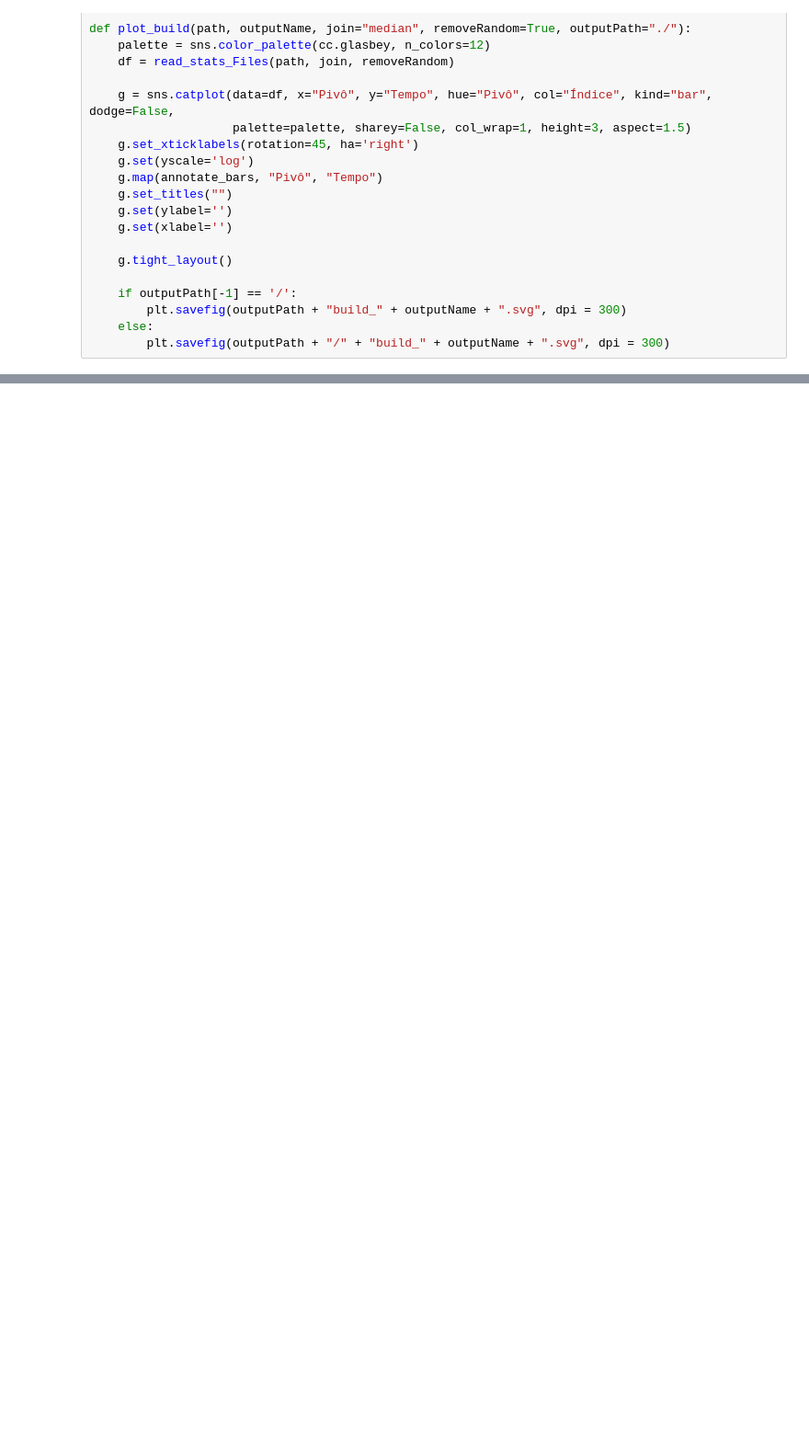
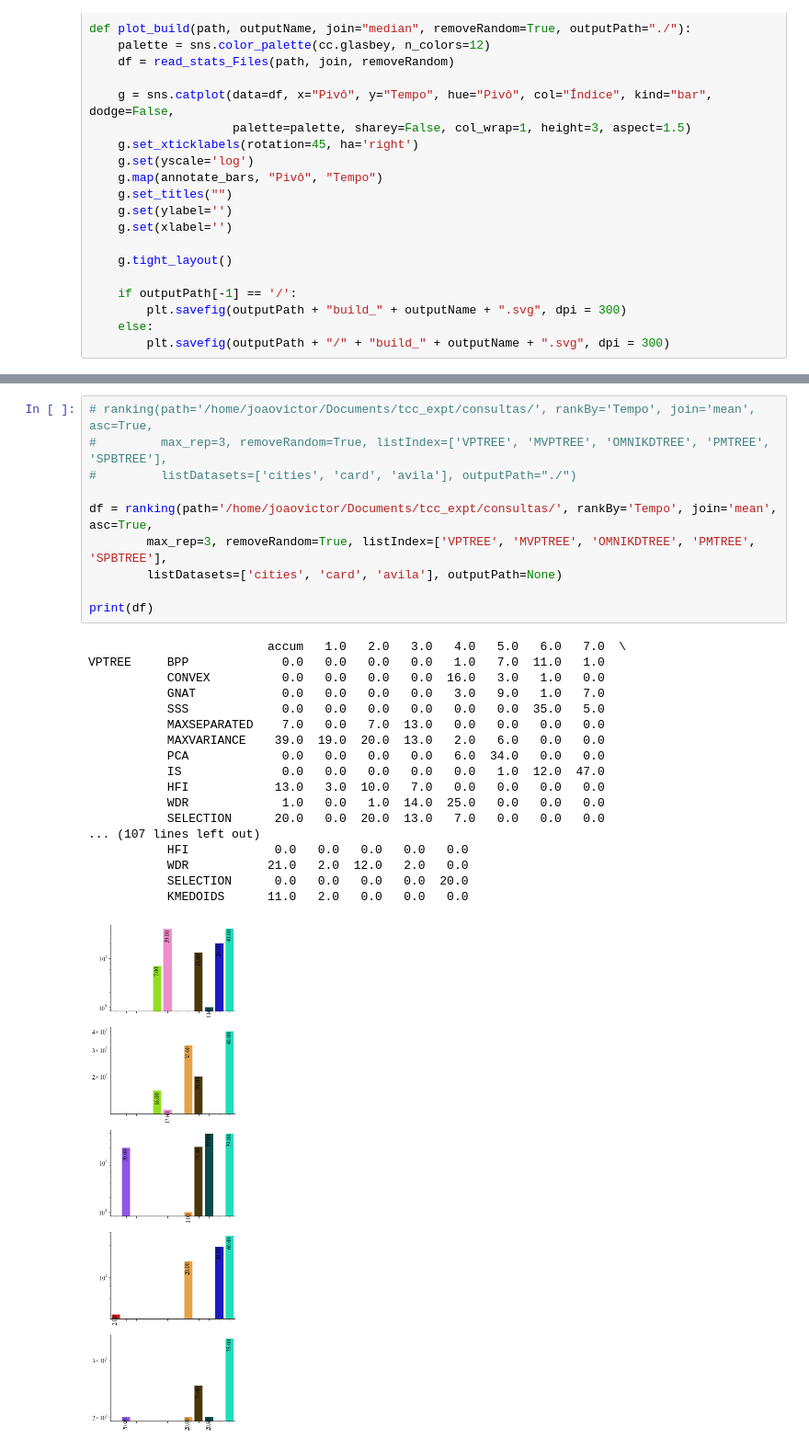
Before and after one commit to JoaoVitorLeite/gervLibProject, a Jupyter notebook: gervLib_Project/gervLib/python/Plots.ipynb, the cells around one changed output, grey strips where cells are left out. Shown: that part at 92% size. Saved outputs shown, nothing was run; the diff lists cells and outputs as text; blank space fills up the shorter version.

```diff
--- a/gervLib_Project/gervLib/python/Plots.ipynb
+++ b/gervLib_Project/gervLib/python/Plots.ipynb
@@ -395,0 +467,29 @@ plot_build("../../../../../tcc_expt/consultas/" + dataset,
+# %%
+# ranking(path='/home/joaovictor/Documents/tcc_expt/consultas/', rankBy='Tempo', join='mean', asc=True,
+#         max_rep=3, removeRandom=True, listIndex=['VPTREE', 'MVPTREE', 'OMNIKDTREE', 'PMTREE', 'SPBTREE'],
+#         listDatasets=['cities', 'card', 'avila'], outputPath="./")
+
+df = ranking(path='/home/joaovictor/Documents/tcc_expt/consultas/', rankBy='Tempo', join='mean', asc=True,
+        max_rep=3, removeRandom=True, listIndex=['VPTREE', 'MVPTREE', 'OMNIKDTREE', 'PMTREE', 'SPBTREE'],
+        listDatasets=['cities', 'card', 'avila'], outputPath=None)
+
+print(df)
+# %% [output]
+                         accum   1.0   2.0   3.0   4.0   5.0   6.0   7.0  \
+VPTREE     BPP             0.0   0.0   0.0   0.0   1.0   7.0  11.0   1.0
+           CONVEX          0.0   0.0   0.0   0.0  16.0   3.0   1.0   0.0
+           GNAT            0.0   0.0   0.0   0.0   3.0   9.0   1.0   7.0
+           SSS             0.0   0.0   0.0   0.0   0.0   0.0  35.0   5.0
+           MAXSEPARATED    7.0   0.0   7.0  13.0   0.0   0.0   0.0   0.0
+           MAXVARIANCE    39.0  19.0  20.0  13.0   2.0   6.0   0.0   0.0
+           PCA             0.0   0.0   0.0   0.0   6.0  34.0   0.0   0.0
+           IS              0.0   0.0   0.0   0.0   0.0   1.0  12.0  47.0
+           HFI            13.0   3.0  10.0   7.0   0.0   0.0   0.0   0.0
+           WDR             1.0   0.0   1.0  14.0  25.0   0.0   0.0   0.0
+           SELECTION      20.0   0.0  20.0  13.0   7.0   0.0   0.0   0.0
+... (107 lines left out)
+           HFI            0.0   0.0   0.0   0.0   0.0
+           WDR           21.0   2.0  12.0   2.0   0.0
+           SELECTION      0.0   0.0   0.0   0.0  20.0
+           KMEDOIDS      11.0   2.0   0.0   0.0   0.0
+[figure, added]
```
Also changed, not shown: parts of 3 cells of this notebook, 10 other files.
